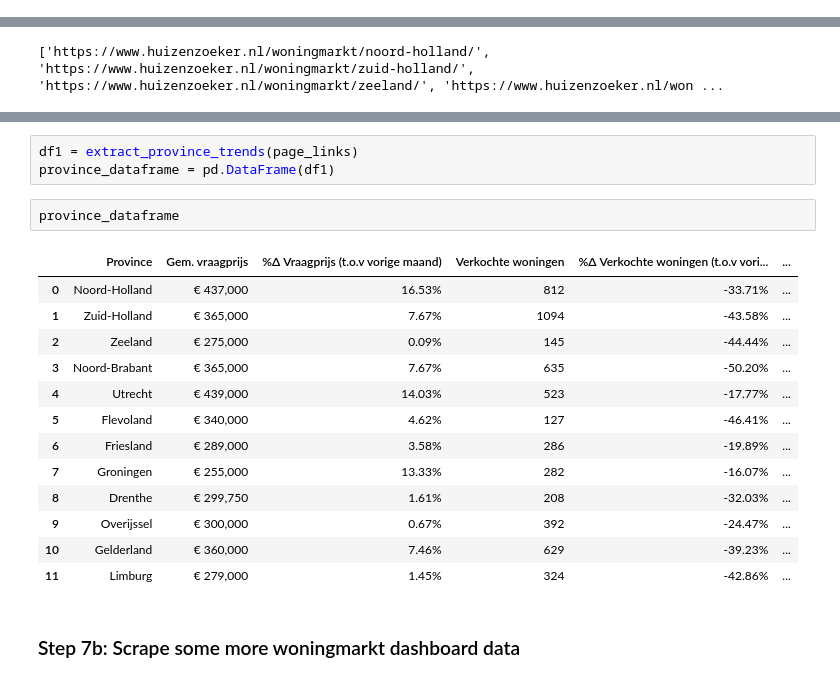
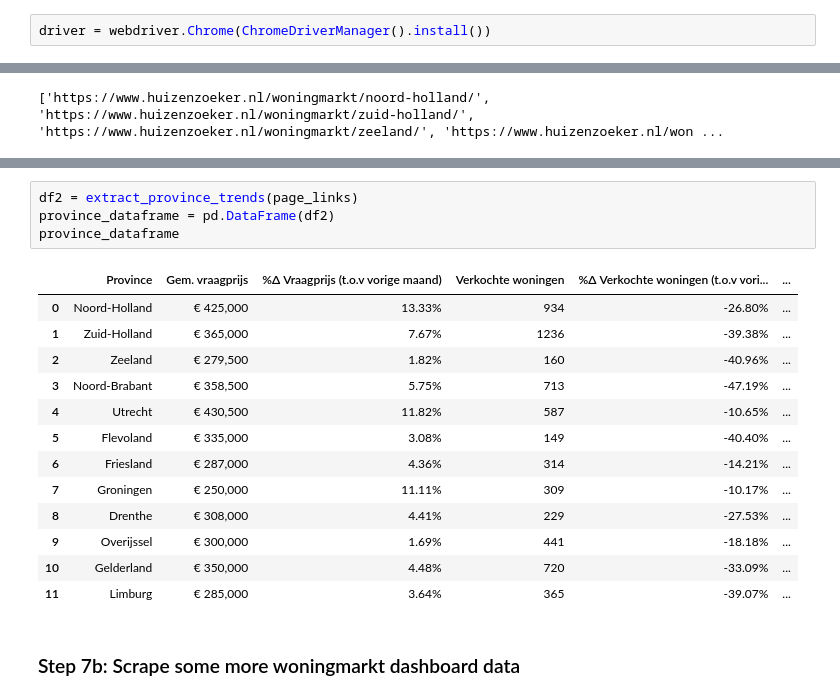
Before and after one commit to daniellevb00/scraping-dutch-housing-market, a Jupyter notebook: src/collection/Scraping woningmarkt (Final code).ipynb, the cells around one changed output, grey strips where cells are left out. Drawn from its saved outputs; the diff is of its cells as text.

```diff
--- a/src/collection/Scraping woningmarkt (Final code).ipynb
+++ b/src/collection/Scraping woningmarkt (Final code).ipynb
@@ -110,0 +52,2 @@ page_urls_full
+# %%
+driver = webdriver.Chrome(ChromeDriverManager().install())
@@ -646,22 +521,21 @@ def extract_province_trends(page_links):
 # %%
-df1 = extract_province_trends(page_links)
-province_dataframe = pd.DataFrame(df1)
+df2 = extract_province_trends(page_links)
+province_dataframe = pd.DataFrame(df2)
+province_dataframe
+# %% [output]
+|  | Province | Gem. vraagprijs | %Δ Vraagprijs (t.o.v vorige maand) | Verkochte woningen | %Δ Verkochte woningen (t.o.v vori... | ... |
+| 0 | Noord-Holland | € 425,000 | 13.33% | 934 | -26.80% | ... |
+| 1 | Zuid-Holland | € 365,000 | 7.67% | 1236 | -39.38% | ... |
+| 2 | Zeeland | € 279,500 | 1.82% | 160 | -40.96% | ... |
+| 3 | Noord-Brabant | € 358,500 | 5.75% | 713 | -47.19% | ... |
+| 4 | Utrecht | € 430,500 | 11.82% | 587 | -10.65% | ... |
+| 5 | Flevoland | € 335,000 | 3.08% | 149 | -40.40% | ... |
+| 6 | Friesland | € 287,000 | 4.36% | 314 | -14.21% | ... |
+| 7 | Groningen | € 250,000 | 11.11% | 309 | -10.17% | ... |
+| 8 | Drenthe | € 308,000 | 4.41% | 229 | -27.53% | ... |
+| 9 | Overijssel | € 300,000 | 1.69% | 441 | -18.18% | ... |
+| 10 | Gelderland | € 350,000 | 4.48% | 720 | -33.09% | ... |
+| 11 | Limburg | € 285,000 | 3.64% | 365 | -39.07% | ... |
-# %%
-province_dataframe
-# %% [output]
-|  | Province | Gem. vraagprijs | %Δ Vraagprijs (t.o.v vorige maand) | Verkochte woningen | %Δ Verkochte woningen (t.o.v vori... | ... |
-| 0 | Noord-Holland | € 437,000 | 16.53% | 812 | -33.71% | ... |
-| 1 | Zuid-Holland | € 365,000 | 7.67% | 1094 | -43.58% | ... |
-| 2 | Zeeland | € 275,000 | 0.09% | 145 | -44.44% | ... |
-| 3 | Noord-Brabant | € 365,000 | 7.67% | 635 | -50.20% | ... |
-| 4 | Utrecht | € 439,000 | 14.03% | 523 | -17.77% | ... |
-| 5 | Flevoland | € 340,000 | 4.62% | 127 | -46.41% | ... |
-| 6 | Friesland | € 289,000 | 3.58% | 286 | -19.89% | ... |
-| 7 | Groningen | € 255,000 | 13.33% | 282 | -16.07% | ... |
-| 8 | Drenthe | € 299,750 | 1.61% | 208 | -32.03% | ... |
-| 9 | Overijssel | € 300,000 | 0.67% | 392 | -24.47% | ... |
-| 10 | Gelderland | € 360,000 | 7.46% | 629 | -39.23% | ... |
-| 11 | Limburg | € 279,000 | 1.45% | 324 | -42.86% | ... |
 # %% [markdown]
 ### Step 7b: Scrape some more woningmarkt dashboard data
 # %% [markdown]
```
Also changed, not shown: parts of 34 cells of this notebook.
